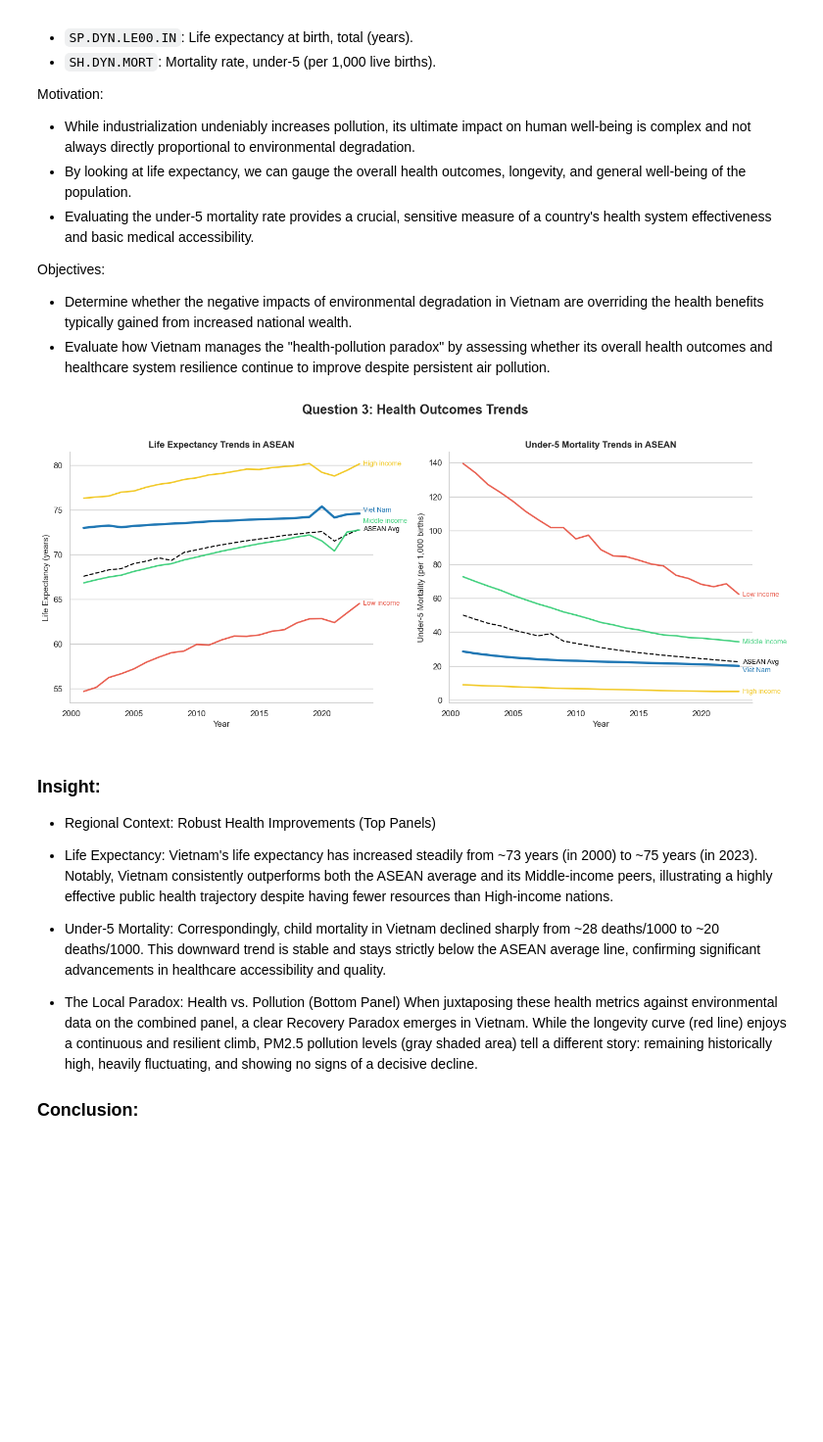
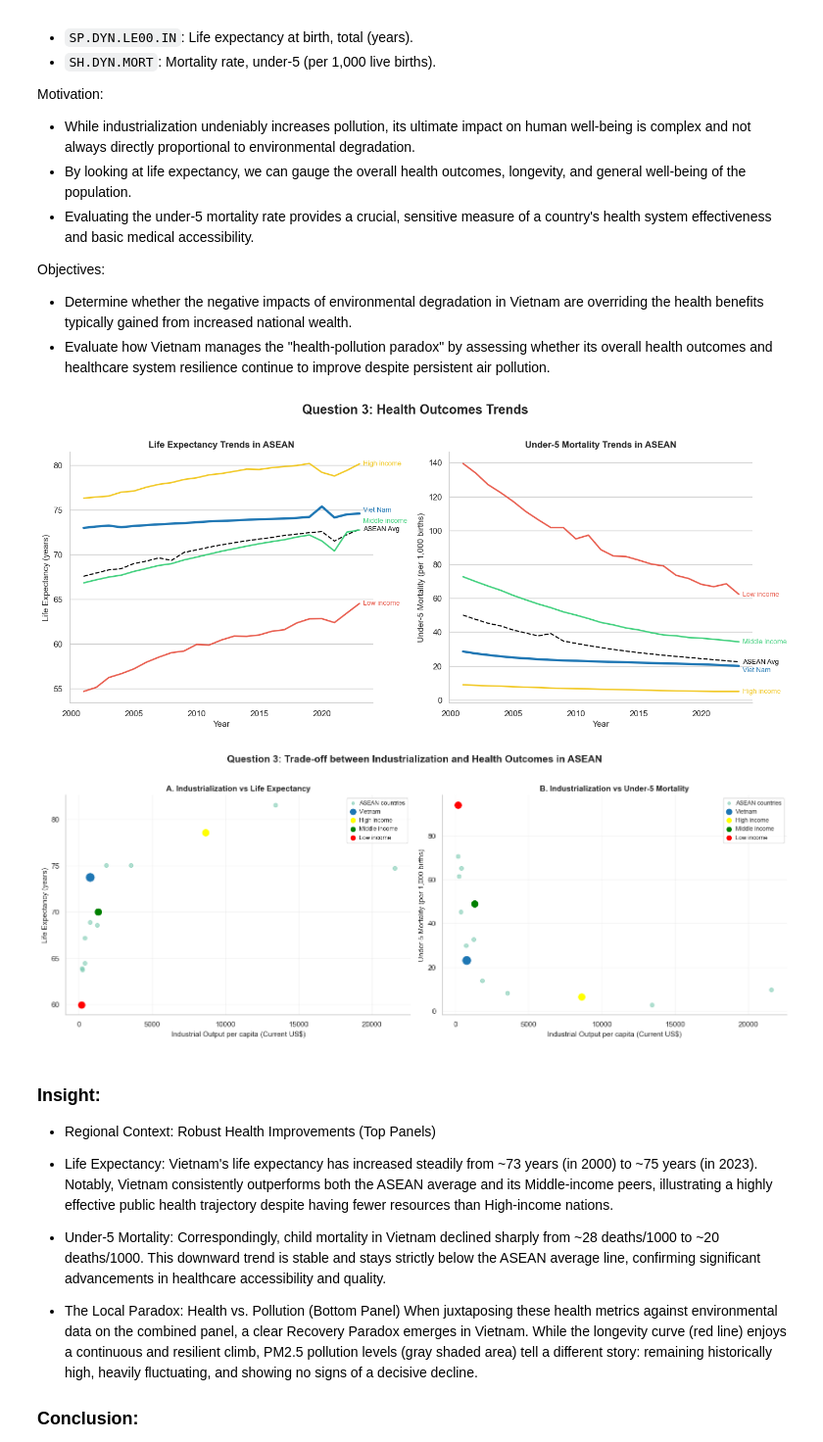
Before and after one commit to thloc1212/DV_LAB2, a Jupyter notebook: merged/merge.ipynb, the cells around one changed output. Shown at 98% size. Saved outputs shown, nothing was run; the diff lists cells and outputs as text; code cells hidden in the pictures; blank space fills up the shorter version.

```diff
--- a/merged/merge.ipynb
+++ b/merged/merge.ipynb
@@ -846,33 +860,113 @@ for i, metric in enumerate(["Life expectancy", "Under-5 mortality"]):
         ax.text(
             x.iloc[-1] + 0.3,
             y_end + offset,
             label,
             fontsize=9,
             color=color,
             alpha=alpha,
             va="center"
         )
 
     ax.set_title(title_map.get(metric, metric), fontweight='semibold')
     ax.set_xlabel("Year")
     ax.set_ylabel(ylabel_map.get(metric, metric))
 
     ax.grid(axis='x', visible=False)
     ax.spines['right'].set_visible(False)
     ax.spines['top'].set_visible(False)
 
 
 plt.suptitle(
     "Question 3: Health Outcomes Trends",
     fontsize=17,
     fontweight='bold',
     y=1.02
 )
 
 plt.tight_layout()
 plt.show()
+
+
+# ===== Scatter plot: Health Outcomes =====
+
+# 1. Chuẩn bị dữ liệu nền
+df_avg = df_asean_industry.groupby("Country").mean(numeric_only=True).reset_index()
+df_avg["Industrial_Output_USD"] = (df_avg["Industry (% GDP)"] / 100) * df_avg["GDP per capita (current US$)"]
+
+# 2. Khởi tạo Figure 1x2
+fig, axes = plt.subplots(1, 2, figsize=(16, 6))
+
+# Định nghĩa các thông số thay đổi theo từng biểu đồ
+metrics = ["Life expectancy", "Under-5 mortality"]
+ylabels = ["Life Expectancy (years)", "Under-5 Mortality (per 1,000 births)"]
+titles = ["A. Industrialization vs Life Expectancy", "B. Industrialization vs Under-5 Mortality"]
+
+for i, metric in enumerate(metrics):
+    ax = axes[i]
+
+    # Lọc NaN độc lập cho từng metric để không bị lỗi trendline
+    df_plot = df_avg.dropna(subset=["Industrial_Output_USD", metric]).copy()
+
+    # Vẽ các nước ASEAN nền (mờ)
+    ax.scatter(
+        df_plot["Industrial_Output_USD"],
+        df_plot[metric],
+        label="ASEAN countries",
+        alpha=0.5
+    )
+
+    # Chia nhóm Highlight
+    vn = df_plot[df_plot["Country"] == "Viet Nam"]
+    hi = df_plot[df_plot["Country"] == "High income"]
+    mi = df_plot[df_plot["Country"] == "Middle income"]
+    lo = df_plot[df_plot["Country"] == "Low income"]
+
+    # Vẽ Highlight an toàn (kiểm tra rỗng trước khi vẽ)
+    if not vn.empty:
+        ax.scatter(vn["Industrial_Output_USD"], vn[metric], s=150,
+                   color=palette_countries.get('Viet Nam', "black"), label="Vietnam")
+    if not hi.empty:
+        ax.scatter(hi["Industrial_Output_USD"], hi[metric], s=100, color="yellow", label="High income")
+    if not mi.empty:
+        ax.scatter(mi["Industrial_Output_USD"], mi[metric], s=100, color="green", label="Middle income")
+    if not lo.empty:
+        ax.scatter(lo["Industrial_Output_USD"], lo[metric], s=100, color="red", label="Low income")
+
+    # Vẽ Trend line
+    x = df_plot["Industrial_Output_USD"]
+    y = df_plot[metric]
+
+    coef = np.polyfit(x, y, 1)
+    trend = np.poly1d(coef)
+
+    x_line = np.linspace(x.min(), x.max(), 100)
+
+    # Trang trí Label & Title
+    ax.set_xlabel("Industrial Output per capita (Current US$)")
+    ax.set_ylabel(ylabels[i])
+    ax.set_title(titles[i], weight='bold')
+
+    ax.grid(alpha=0.2)
+    ax.spines[['top', 'right']].set_visible(False)
+
+    # Chỉnh Legend cho từng ax
+    ax.legend(
+        fontsize=9,
+        markerscale=0.7,
+        handlelength=1.2,
+        handletextpad=0.5,
+        borderpad=0.4,
+        labelspacing=0.5
+    )
+
+plt.suptitle("Question 3: Trade-off between Industrialization and Health Outcomes in ASEAN",
+             fontsize=15, weight='bold', y=1.02)
+
+plt.tight_layout()
+plt.show()
 # %% [output]
 [figure]
+[figure, added]
 # %% [markdown]
 ### **Insight:**
 
```
Also changed, not shown: parts of 1 cell of this notebook.
